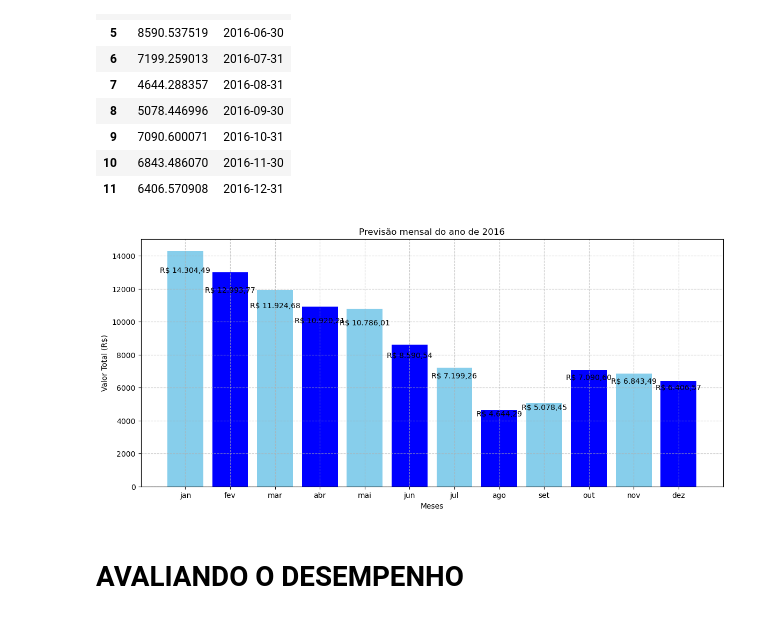
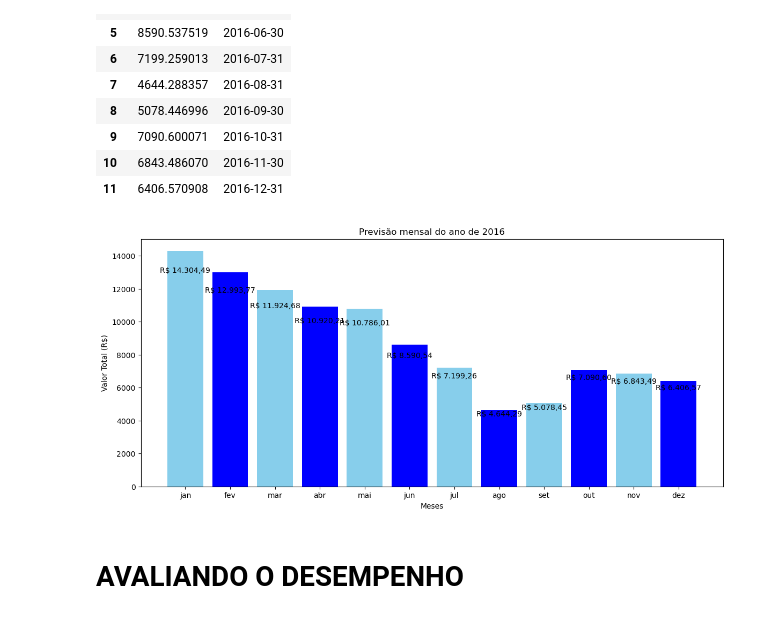
Before and after one commit to FernandoNobreGomesdaSilva/Projeto_Series_Temporais, a Jupyter notebook: ProjetoDadosComerciais_04.ipynb, the cells around one changed output. Cells and saved outputs as stored; diff of their text form; code cells hidden in the pictures.

```diff
--- a/ProjetoDadosComerciais_04.ipynb
+++ b/ProjetoDadosComerciais_04.ipynb
@@ -1197,36 +1197,34 @@ locale.setlocale(locale.LC_ALL, 'pt_BR.UTF-8')
 # Convertendo a coluna 'Data Venda' para o formato datetime
 previsoes_originais['Data Venda'] = pd.to_datetime(previsoes_originais['Data Venda'])
 
 # Extraindo apenas o mês para exibição no gráfico
 previsoes_originais['Mes'] = previsoes_originais['Data Venda'].dt.strftime('%b')
 
 # Criando uma lista de cores alternadas
 cores = ['skyblue', 'blue'] * (len(previsoes_originais) // 2 + 1)
 
 # Criando o gráfico de barras
 fig, ax = plt.subplots(figsize=(14, 6))
 barras = ax.bar(previsoes_originais['Mes'], previsoes_originais['ValorVenda'], color=cores[:len(previsoes_originais)])
 
 # Adicionando os valores dentro das barras, formatados como moeda brasileira
 for barra in barras:
     altura = barra.get_height()
     ax.text(
         barra.get_x() + barra.get_width() / 2,           # Posição no eixo X
         altura - (altura * 0.1),                         # Posição no eixo Y
         locale.currency(altura, grouping=True),          # Texto formatado como moeda
         ha='center', va='bottom', color='black'          # Alinhamento e cor
     )
 
 # Personalizando o gráfico
 plt.title('Previsão mensal do ano de 2016')
 plt.xlabel('Meses')
 plt.ylabel('Valor Total (R$)')
-plt.grid(True, linestyle='--', alpha=0.7)  # Ajusta o estilo e a opacidade da grade
-
 # Exibe o gráfico
 plt.show()
 # %% [output]
-[figure, old version]
+[figure, new version]
 # %%
 from sklearn.metrics import mean_absolute_error, mean_squared_error
 # %% [markdown]
```
Also changed, not shown: parts of 3 cells of this notebook, 4 other files.
